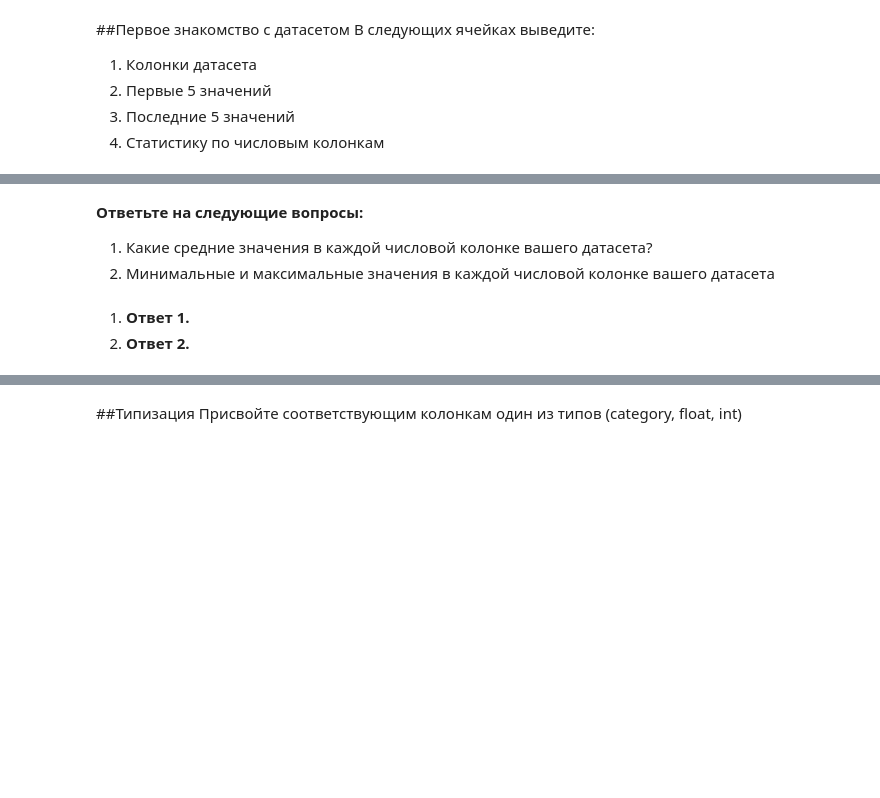
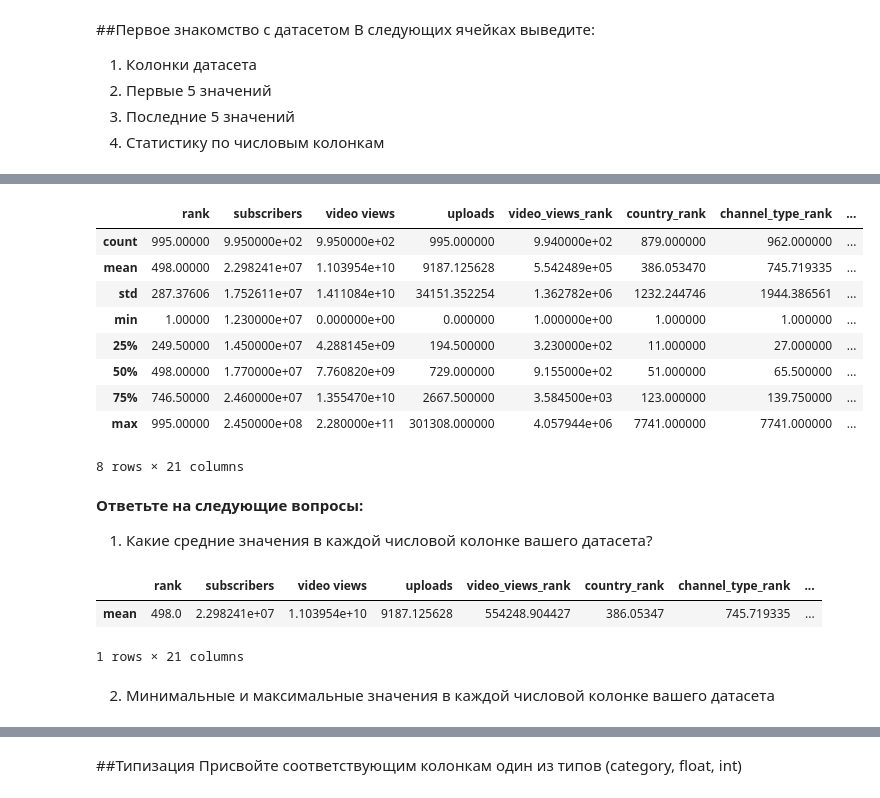
Before and after one commit to BKVOneLove/MachineLearning, a Jupyter notebook: lab1/Задание_1.ipynb, the cells around one changed output, grey strips where cells are left out. Cells and saved outputs as stored; diff of their text form; code cells hidden in the pictures; blank space fills up the shorter version.

```diff
--- a/lab1/Задание_1.ipynb
+++ b/lab1/Задание_1.ipynb
@@ -34,11 +74,27 @@ df
+# %%
+stat = df.describe()
+stat
+# %% [output]
+|  | rank | subscribers | video views | uploads | video_views_rank | country_rank | channel_type_rank | ... |
+| count | 995.00000 | 9.950000e+02 | 9.950000e+02 | 995.000000 | 9.940000e+02 | 879.000000 | 962.000000 | ... |
+| mean | 498.00000 | 2.298241e+07 | 1.103954e+10 | 9187.125628 | 5.542489e+05 | 386.053470 | 745.719335 | ... |
+| std | 287.37606 | 1.752611e+07 | 1.411084e+10 | 34151.352254 | 1.362782e+06 | 1232.244746 | 1944.386561 | ... |
+| min | 1.00000 | 1.230000e+07 | 0.000000e+00 | 0.000000 | 1.000000e+00 | 1.000000 | 1.000000 | ... |
+| 25% | 249.50000 | 1.450000e+07 | 4.288145e+09 | 194.500000 | 3.230000e+02 | 11.000000 | 27.000000 | ... |
+| 50% | 498.00000 | 1.770000e+07 | 7.760820e+09 | 729.000000 | 9.155000e+02 | 51.000000 | 65.500000 | ... |
+| 75% | 746.50000 | 2.460000e+07 | 1.355470e+10 | 2667.500000 | 3.584500e+03 | 123.000000 | 139.750000 | ... |
+| max | 995.00000 | 2.450000e+08 | 2.280000e+11 | 301308.000000 | 4.057944e+06 | 7741.000000 | 7741.000000 | ... |
+8 rows × 21 columns
 # %% [markdown]
 **Ответьте на следующие вопросы:**
 
 
 1.   Какие средние значения в каждой числовой колонке вашего датасета?
-2.   Минимальные и максимальные значения в каждой числовой колонке вашего датасета
-# %% [markdown]
-
-
-1.   **Ответ 1.**
-2.   **Ответ 2.**
+# %%
+stat.loc[['mean']]
+# %% [output]
+|  | rank | subscribers | video views | uploads | video_views_rank | country_rank | channel_type_rank | ... |
+| mean | 498.0 | 2.298241e+07 | 1.103954e+10 | 9187.125628 | 554248.904427 | 386.05347 | 745.719335 | ... |
+1 rows × 21 columns
+# %% [markdown]
+2.   Минимальные и максимальные значения в каждой числовой колонке вашего датасета
```
Also changed, not shown: parts of 22 cells of this notebook.
